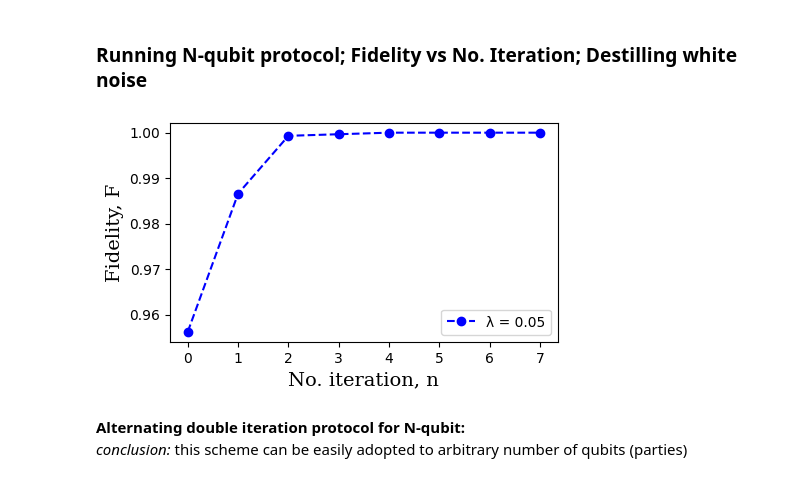
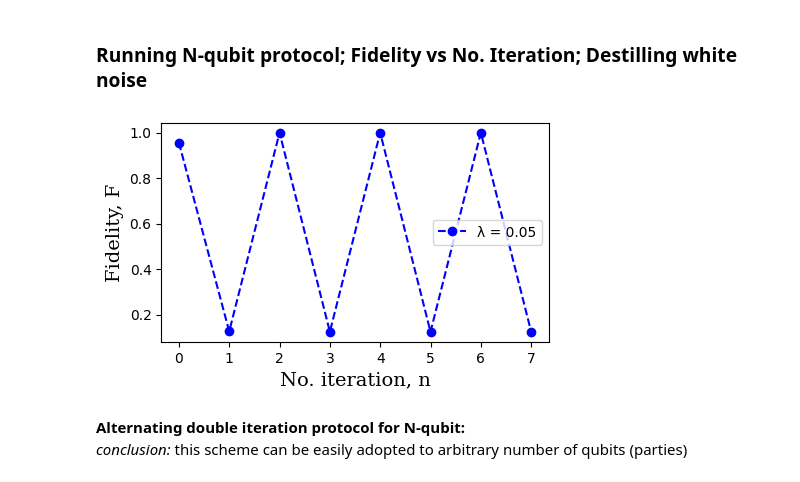
Before and after one commit to Aron9605/N-qubit-nonlinear-protocol, a Jupyter notebook: Nqubit_numerics.ipynb, the cells around one changed output. Saved outputs shown, nothing was run; the diff lists cells and outputs as text; code cells hidden in the pictures.

```diff
--- a/Nqubit_numerics.ipynb
+++ b/Nqubit_numerics.ipynb
@@ -122,7 +125,7 @@ def make_decomposed_CXX(N):
   xxx = ft.reduce(np.kron, [sigma_0 for i in range(N)] + [sigma_1 for i in range(N)])
   matrix = np.identity(2**(2*N))
   for i in range(N):
-    matrix = np.dot(matrix, CNOT(i, i+N))
+    matrix = np.dot(matrix, CNOT(i, i+N, N))
   return np.dot(xxx, matrix)
 
 def make_decomposed_CXH(N):
@@ -130,7 +133,7 @@ def make_decomposed_CXH(N):
   had = ft.reduce(np.kron, [sigma_0 for i in range(N)] + [h for i in range(N)])
   matrix = np.identity(2**(2*N))
   for i in range(N):
-    matrix = np.dot(matrix, CNOT(i+N, i))
+    matrix = np.dot(matrix, CNOT(i+N, i, N))
   return np.dot(had, matrix)
 
 def make_trained_U(N):
@@ -138,7 +141,7 @@ def make_trained_U(N):
   rzhrz = ft.reduce(np.kron, [multi_dot([rz6, h, rz6]) for i in range(N)] + [sigma_0 for i in range(N)])
   matrix = np.identity(2**(2*N))
   for i in range(N):
-    matrix = np.dot(matrix, CNOT(i, i+N))
+    matrix = np.dot(matrix, CNOT(i, i+N, N))
   return np.dot(rzhrz, matrix)
 
 def make_simplified_U(N):
@@ -147,7 +150,7 @@ def make_simplified_U(N):
   had = ft.reduce(np.kron, [h for i in range(N)] + [sigma_0 for i in range(N)])
   matrix = np.identity(2**(2*N))
   for i in range(N):
-    matrix = np.dot(matrix, CNOT(i, i+N))
+    matrix = np.dot(matrix, CNOT(i, i+N, N))
   return np.dot(had, matrix)
 # %%
 def make_measurement_matrix_gate(N, mea='0'):
@@ -194,7 +197,7 @@ def uniform_scheme_g(rho0, N, n, mx='0'):
     matrix_train = make_trained_U(N)
     matrix_simple = make_simplified_U(N)
     for i in range(n):
-         result = prot_gate(result, matrix_train if mx == 0 else matrix_simple, N)
+         result = prot_gate(result, matrix_train if mx == '0' else matrix_simple, N)
          result = result / np.linalg.norm(result) # Normalize
     return result
 # %%
@@ -206,33 +209,33 @@ def fidelity(our_state, target):
 # %%
 noq = 3
 lam = 0.05
 GHZ = make_GHZ(noq)
 GHZl = make_GHZl(noq, 1.1)
 rho_GHZ = make_rho_GHZ(GHZ)
 rho_noisy = make_noisy_rho(rho_GHZ, noq, lam)
 
 noi = 8 #No. iteration
 iter_data = list(range(noi))
-fid_data = [fidelity(alternating_scheme_g(rho_noisy, noq, i), GHZ) for i in range(noi)]
-#fid_data = [fidelity(uniform_scheme_g(rho_noisy, noq, i, '0'), GHZ) for i in range(noi)]
+#fid_data = [fidelity(alternating_scheme_g(rho_noisy, noq, i), GHZ) for i in range(noi)]
+fid_data = [fidelity(uniform_scheme_g(rho_noisy, noq, i, '1'), GHZ) for i in range(noi)]
 
 xfont = {'fontname':'serif'}
 
 f = plt.figure(figsize=(5,3))
 plt.plot(iter_data[0::1], fid_data[0::1], 'o--b', label='λ = ' + str(lam))
 plt.xlabel('No. iteration, n', **xfont)
 plt.ylabel('Fidelity, F', **xfont)
 #plt.title('Noisy GHZ')
 plt.legend()
 plt.rc('axes', labelsize=14)
 plt.rc('xtick', labelsize=10)    # fontsize of the tick labels
 plt.rc('ytick', labelsize=10)
 plt.subplots_adjust(bottom=0.15)
 #plt.savefig('uniform-iter.pdf')
 #files.download("uniform-iter.pdf")
 plt.show()
 # %% [output]
-[figure, old version]
+[figure, new version]
 # %% [markdown]
 **Alternating double iteration protocol for N-qubit:** <br>
 *conclusion:* this scheme can be easily adopted to arbitrary number of qubits (parties)
```
Also changed, not shown: parts of 1 cell of this notebook.
